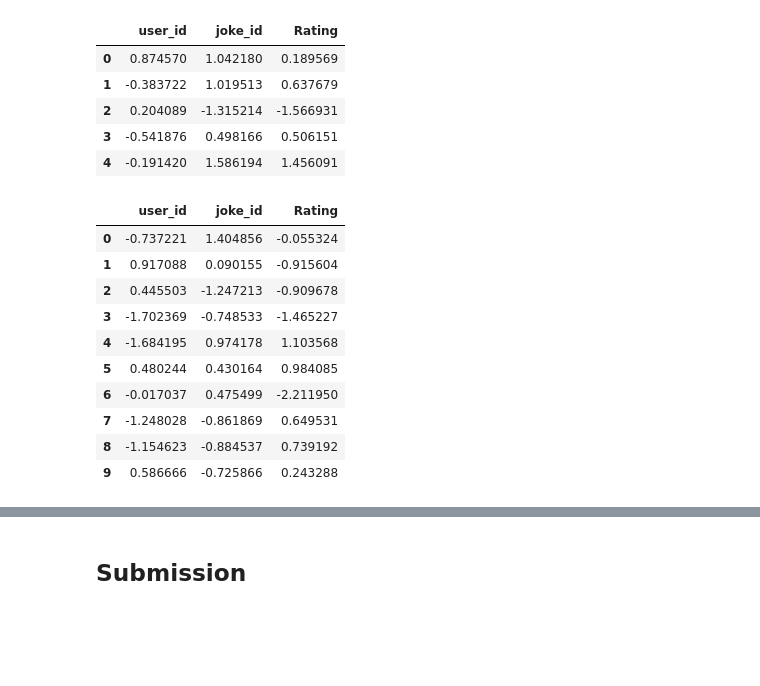
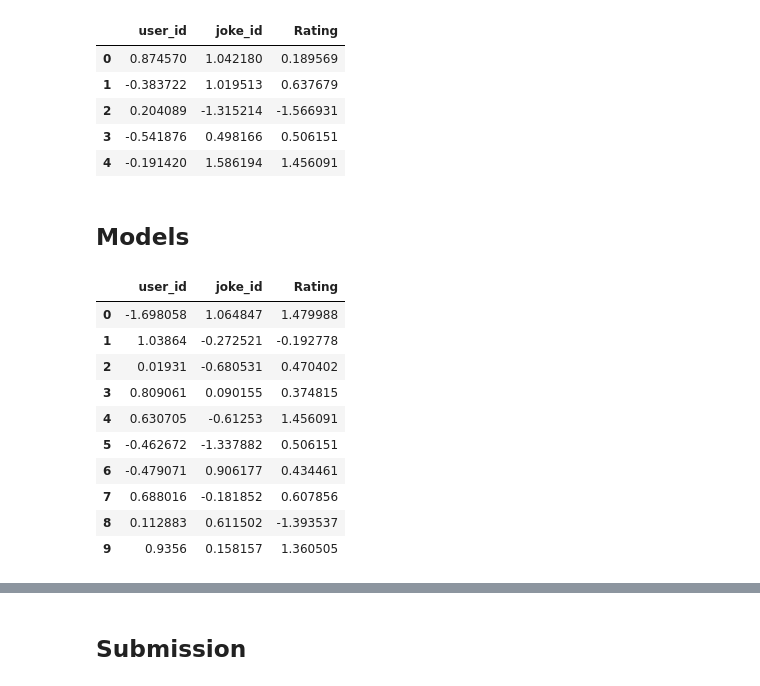
Before and after one commit to houstonsantos/joke_rating, a Jupyter notebook: joke_rating-v2.ipynb, the cells around one changed output, grey strips where cells are left out. Saved outputs shown, nothing was run; the diff lists cells and outputs as text; code cells hidden in the pictures; blank space fills up the shorter version.

```diff
--- a/joke_rating-v2.ipynb
+++ b/joke_rating-v2.ipynb
@@ -27,6 +20,7 @@ pd.set_option("display.max_columns", None)
 # Import of taining and test data
 train = pd.read_csv("dados/train.csv")
 test = pd. read_csv("dados/test.csv")
+jokes = pd.read_csv("dados/jokes.csv")
 print("Train " + str(train.shape))
 print("Test " + str(test.shape))
 # %% [output]
@@ -54,3 +47,6 @@ train.head(15)
+# %%
+train["joke_text"] = train.joke_id.apply(lambda x: jokes.loc[jokes.joke_id == x, "joke_text"][x-1])
+test["joke_text"] = test.joke_id.apply(lambda x: jokes.loc[jokes.joke_id == x, "joke_text"][x-1])
 # %%
 train.info()
 # %% [output]
@@ -100,7 +96,9 @@ variance(train.Rating)
 # %%
 sc = StandardScaler()
 X = train.drop(["id"], axis=1)
-X = pd.DataFrame(sc.fit_transform(X), index=X.index, columns=X.columns)
+for col in ("user_id", "joke_id", "Rating"):
+    X[col] = sc.fit_transform(X[[col]])
+
 X.head()
 # %% [output]
 |  | user_id | joke_id | Rating |
@@ -109,27 +107,30 @@ X.head()
 | 2 | 0.204089 | -1.315214 | -1.566931 |
 | 3 | -0.541876 | 0.498166 | 0.506151 |
 | 4 | -0.191420 | 1.586194 | 1.456091 |
+# %% [markdown]
+## Models
 # %%
-data_fc = CollabDataLoaders.from_df(
+dls = CollabDataLoaders.from_df(
     X,
     user_name="user_id",
     item_name="joke_id",
     rating_name="Rating",
-    bs=512,
-    valid_pct=0.3,
-    shuffle_train=True
+    bs=2000,
+    valid_pct=0.2,
+    shuffle_train=True,
+    seed=2
 )
 
-data_fc.show_batch()
+dls.show_batch()
 # %% [output]
 |  | user_id | joke_id | Rating |
-| 0 | -0.737221 | 1.404856 | -0.055324 |
-| 1 | 0.917088 | 0.090155 | -0.915604 |
-| 2 | 0.445503 | -1.247213 | -0.909678 |
-| 3 | -1.702369 | -0.748533 | -1.465227 |
-| 4 | -1.684195 | 0.974178 | 1.103568 |
-| 5 | 0.480244 | 0.430164 | 0.984085 |
-| 6 | -0.017037 | 0.475499 | -2.211950 |
-| 7 | -1.248028 | -0.861869 | 0.649531 |
-| 8 | -1.154623 | -0.884537 | 0.739192 |
-| 9 | 0.586666 | -0.725866 | 0.243288 |
+| 0 | -1.698058 | 1.064847 | 1.479988 |
+| 1 | 1.03864 | -0.272521 | -0.192778 |
+| 2 | 0.01931 | -0.680531 | 0.470402 |
+| 3 | 0.809061 | 0.090155 | 0.374815 |
+| 4 | 0.630705 | -0.61253 | 1.456091 |
+| 5 | -0.462672 | -1.337882 | 0.506151 |
+| 6 | -0.479071 | 0.906177 | 0.434461 |
+| 7 | 0.688016 | -0.181852 | 0.607856 |
+| 8 | 0.112883 | 0.611502 | -1.393537 |
+| 9 | 0.9356 | 0.158157 | 1.360505 |
```
Also changed, not shown: parts of 15 cells of this notebook, 2 other files.
